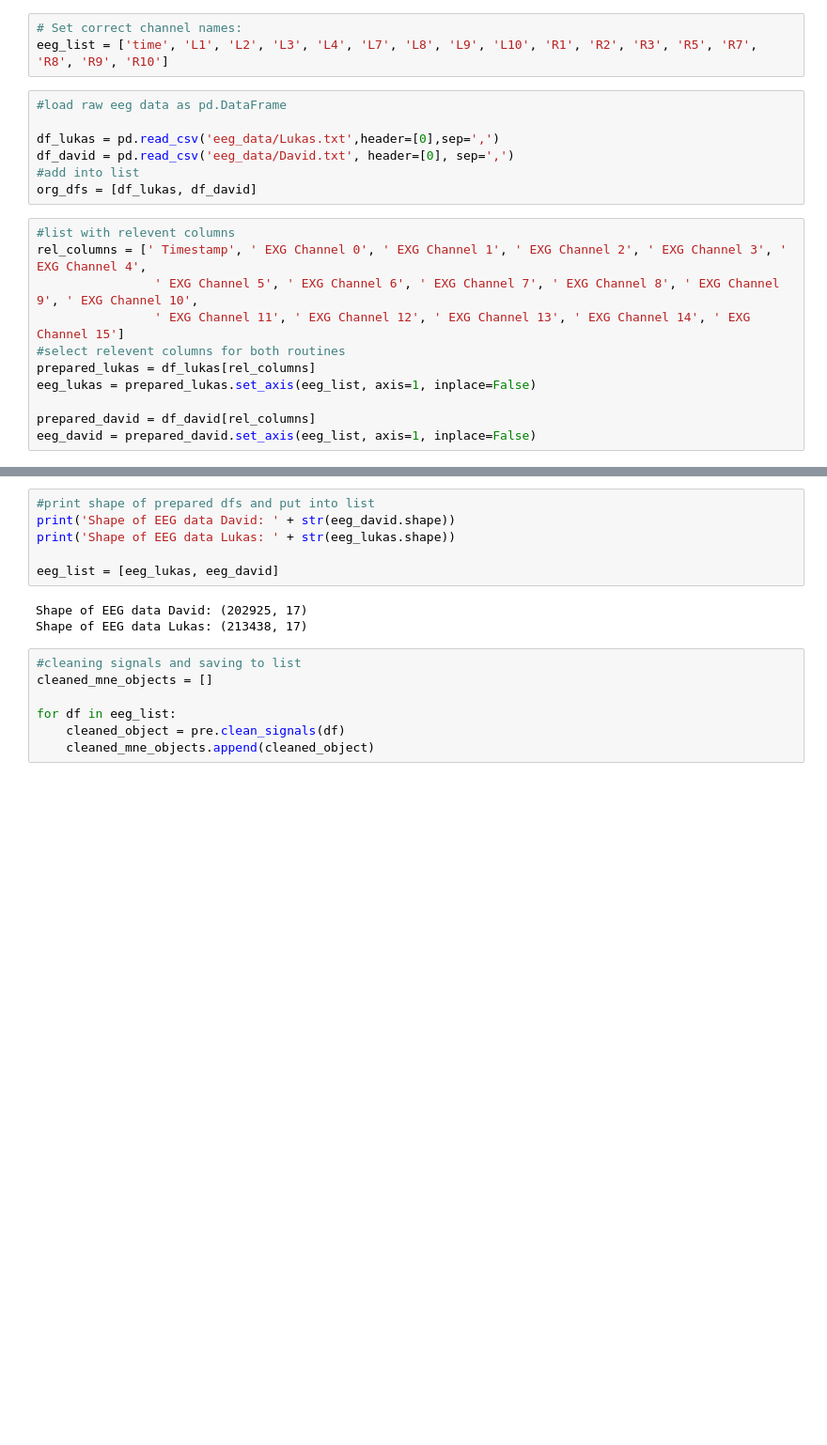
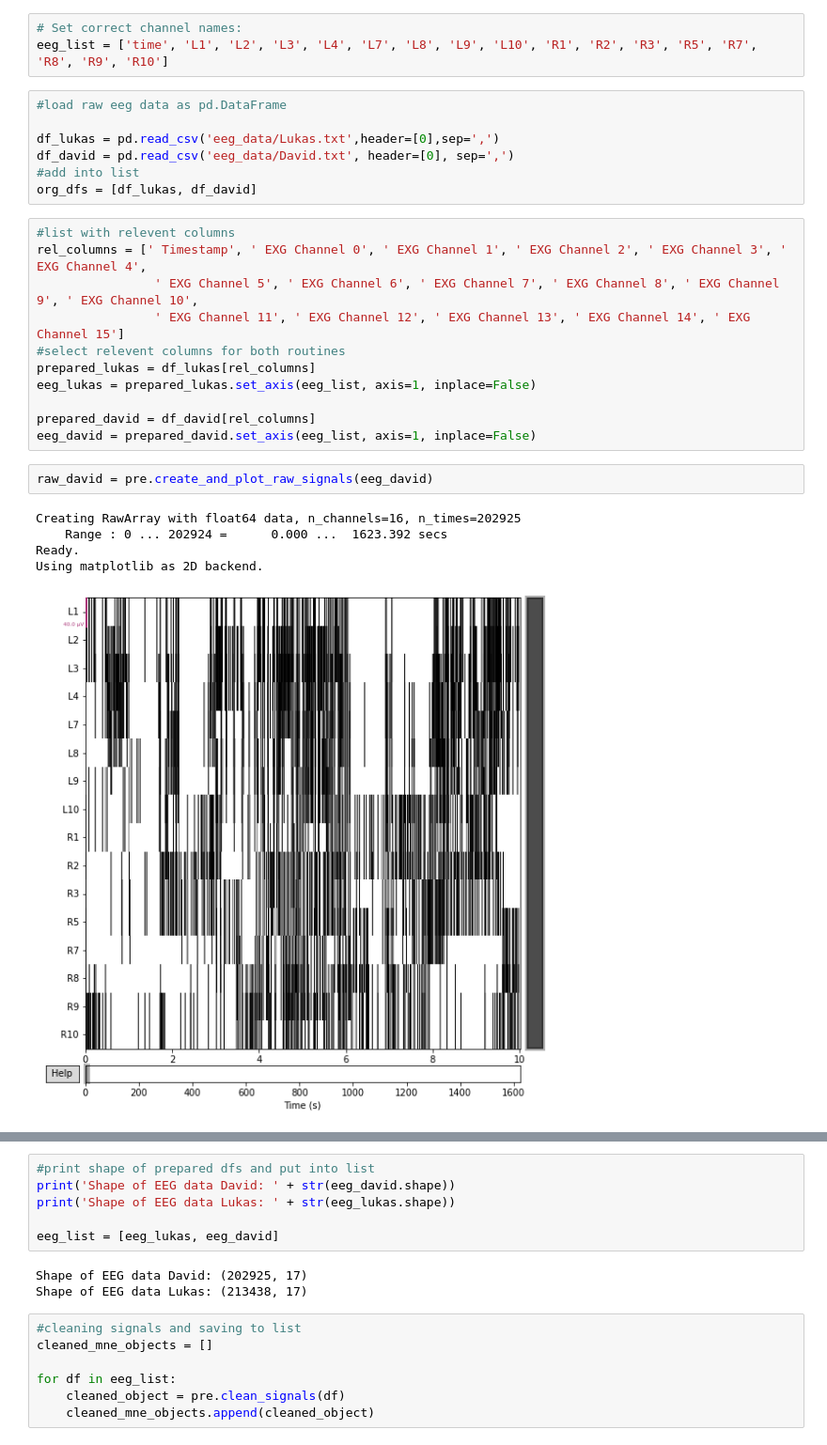
Before and after one commit to davidvblumenthal/nourriture_cEEG, a Jupyter notebook: feature_between_subjects.ipynb, the cells around one changed output, grey strips where cells are left out. Shown: that part at 94% size. Saved outputs shown, nothing was run; the diff lists cells and outputs as text; blank space fills up the shorter version.

```diff
--- a/feature_between_subjects.ipynb
+++ b/feature_between_subjects.ipynb
@@ -34,3 +34,11 @@ eeg_lukas = prepared_lukas.set_axis(eeg_list, axis=1, inplace=False)
 
 prepared_david = df_david[rel_columns]
 eeg_david = prepared_david.set_axis(eeg_list, axis=1, inplace=False)
+# %%
+raw_david = pre.create_and_plot_raw_signals(eeg_david)
+# %% [output]
+Creating RawArray with float64 data, n_channels=16, n_times=202925
+    Range : 0 ... 202924 =      0.000 ...  1623.392 secs
+Ready.
+Using matplotlib as 2D backend.
+[figure, added]
```
Also changed, not shown: parts of 4 cells of this notebook, 6 other files.
